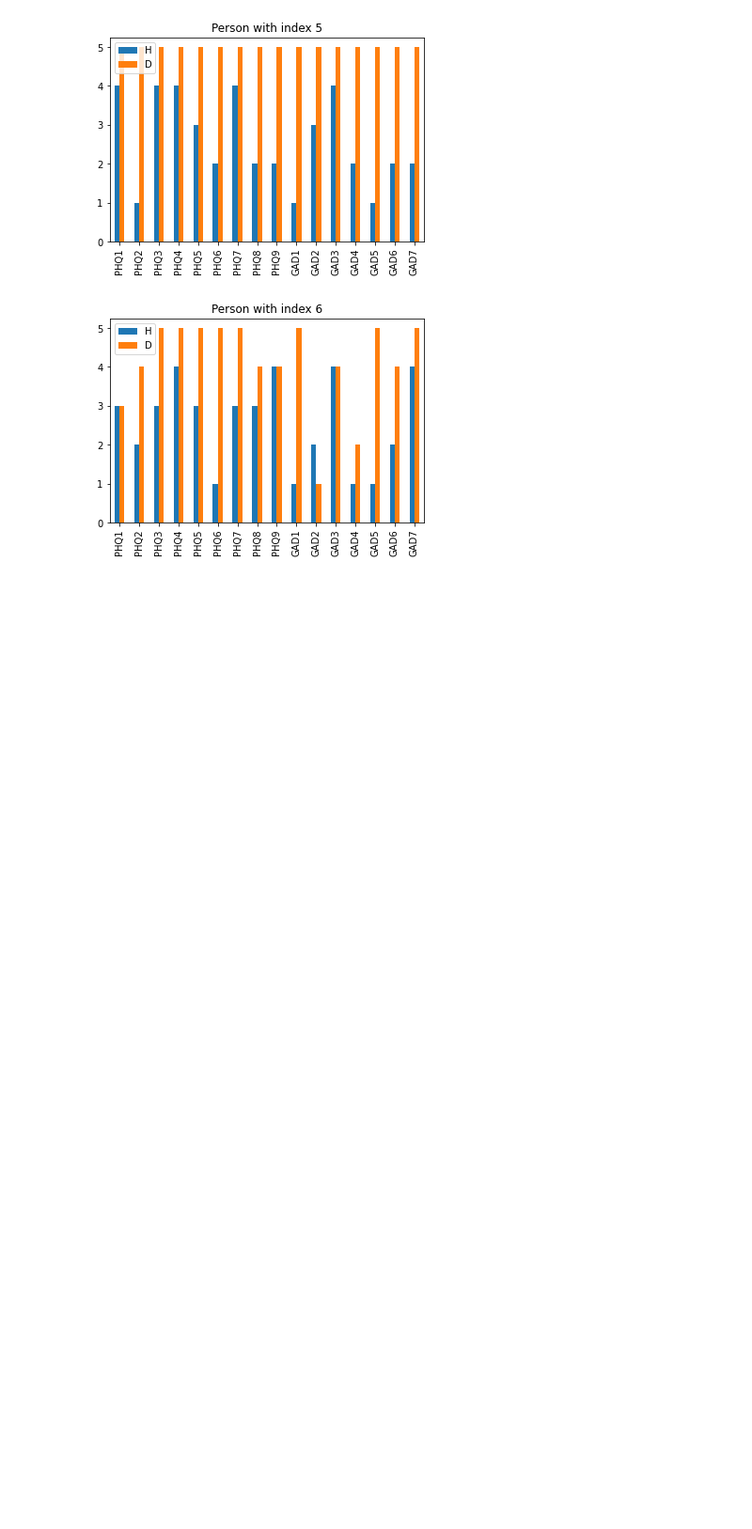
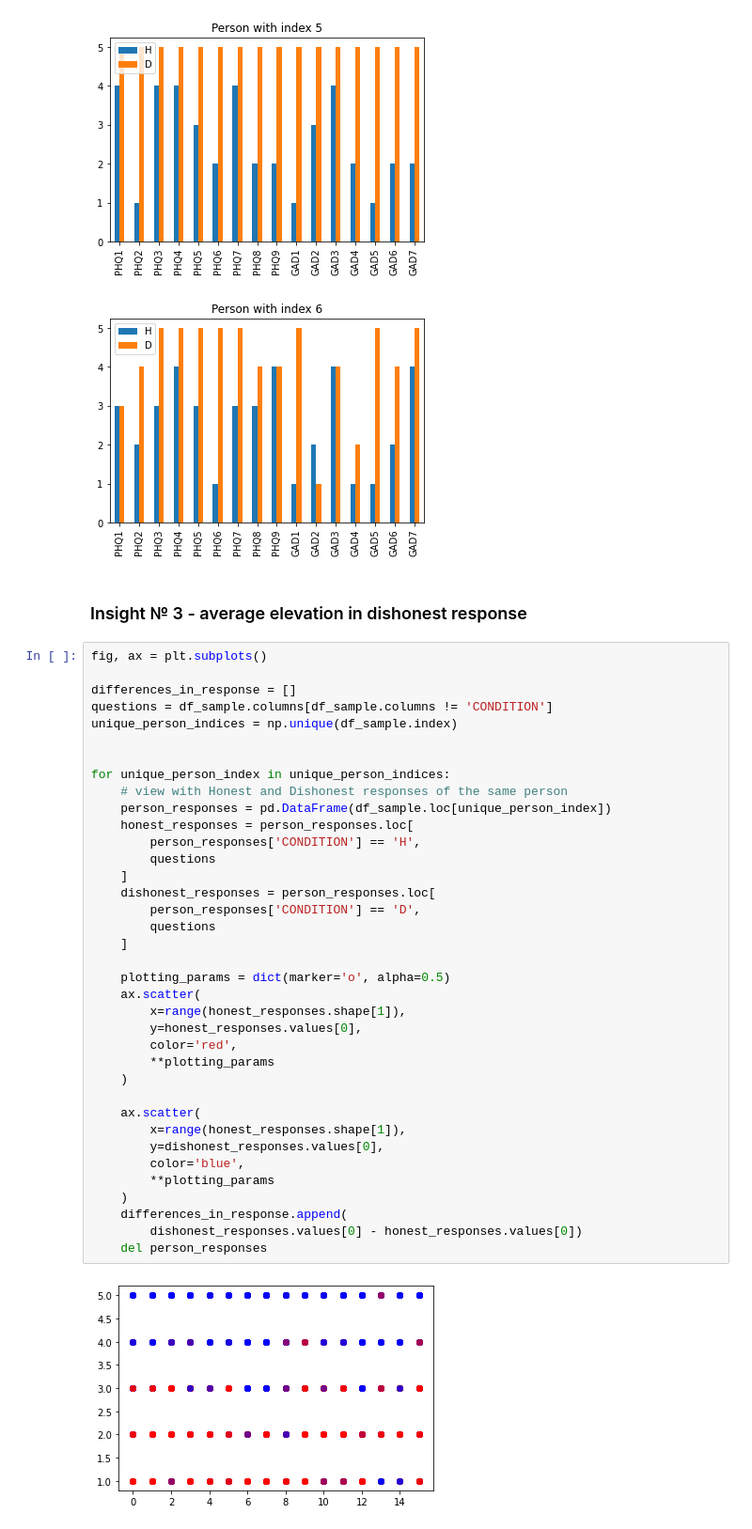
Before and after one commit to PashaIanko/Robust-Feature-Selection, a Jupyter notebook: main.ipynb, the cells around one changed output. Shown: that part at 94% size. Saved outputs shown, nothing was run; the diff lists cells and outputs as text; blank space fills up the shorter version.

```diff
--- a/main.ipynb
+++ b/main.ipynb
@@ -298,3 +301,44 @@ plot_person_response(
 [figure]
 [figure]
 [figure]
+# %% [markdown]
+### Insight № 3 - average elevation in dishonest response
+# %%
+fig, ax = plt.subplots()
+
+differences_in_response = []
+questions = df_sample.columns[df_sample.columns != 'CONDITION']
+unique_person_indices = np.unique(df_sample.index)
+
+
+for unique_person_index in unique_person_indices:
+    # view with Honest and Dishonest responses of the same person
+    person_responses = pd.DataFrame(df_sample.loc[unique_person_index])
+    honest_responses = person_responses.loc[
+        person_responses['CONDITION'] == 'H',
+        questions
+    ]
+    dishonest_responses = person_responses.loc[
+        person_responses['CONDITION'] == 'D',
+        questions
+    ]
+
+    plotting_params = dict(marker='o', alpha=0.5)
+    ax.scatter(
+        x=range(honest_responses.shape[1]),
+        y=honest_responses.values[0],
+        color='red',
+        **plotting_params
+    )
+
+    ax.scatter(
+        x=range(honest_responses.shape[1]),
+        y=dishonest_responses.values[0],
+        color='blue',
+        **plotting_params
+    )
+    differences_in_response.append(
+        dishonest_responses.values[0] - honest_responses.values[0])
+    del person_responses
+# %% [output]
+[figure, added]
```
Also changed, not shown: parts of 3 cells of this notebook.
